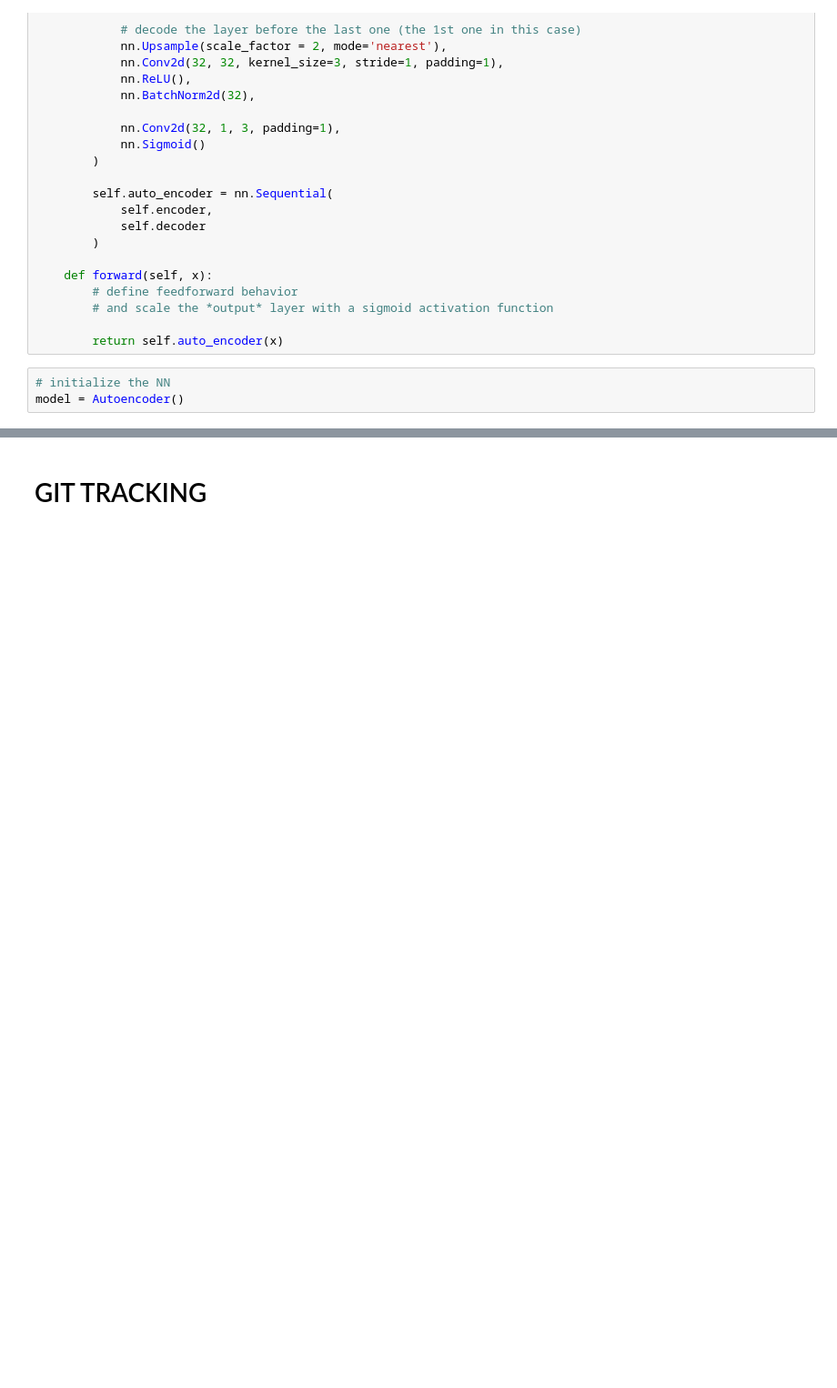
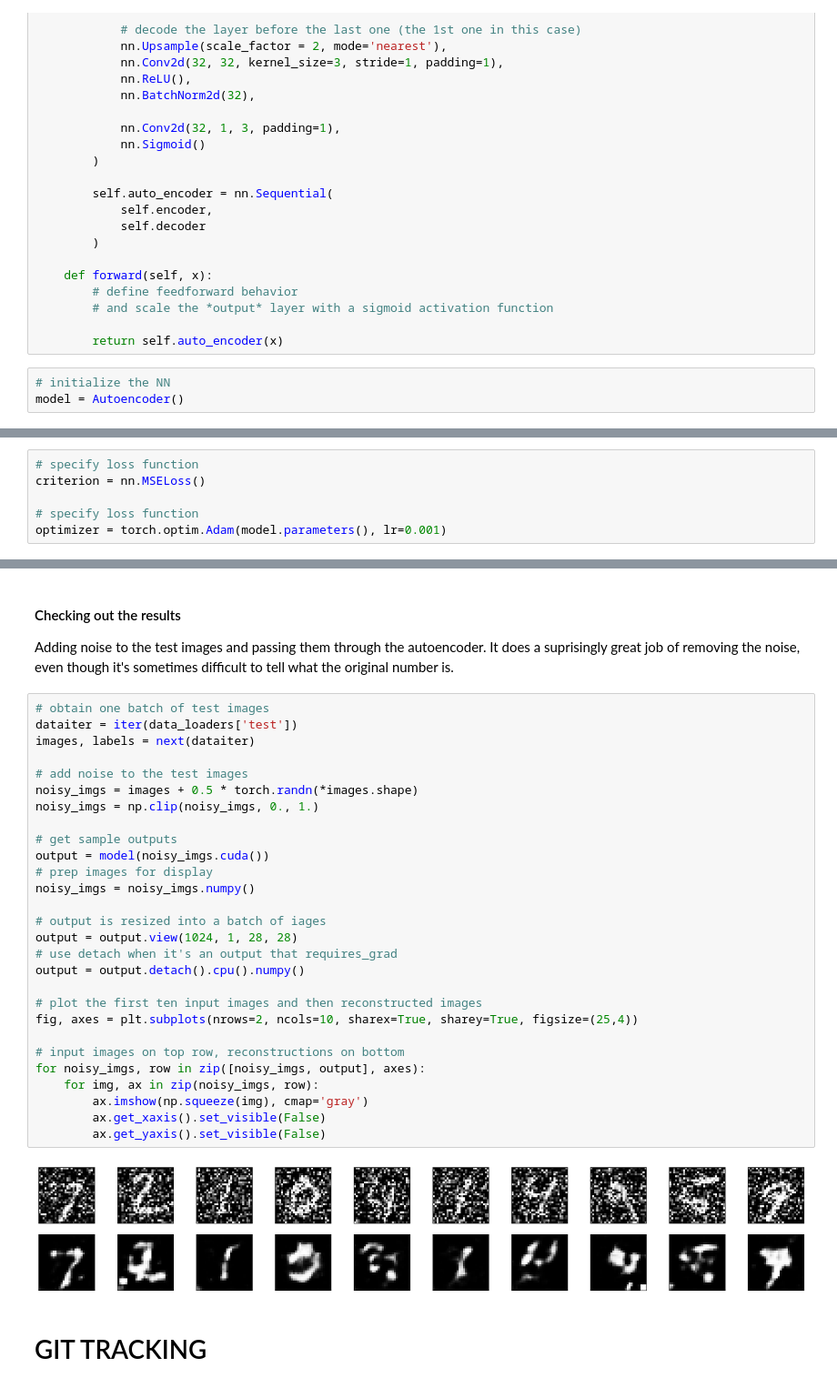
Before and after one commit to omogbolahan94/Transfer-Learning-in-CNN, a Jupyter notebook: transfer_learning_CNN.ipynb, the cells around one changed output, grey strips where cells are left out. Shown at 91% size. Saved outputs shown, nothing was run; the diff lists cells and outputs as text; blank space fills up the shorter version.

Commit message:
denoising with convolutional autoencoder

```diff
--- a/transfer_learning_CNN.ipynb
+++ b/transfer_learning_CNN.ipynb
@@ -505,0 +579,6 @@ model = Autoencoder()
+# %%
+# specify loss function
+criterion = nn.MSELoss()
+
+# specify loss function
+optimizer = torch.optim.Adam(model.parameters(), lr=0.001)
@@ -506,3 +681,37 @@ model = Autoencoder()
+# %% [markdown]
+#### Checking out the results
+
+Adding noise to the test images and passing them through the autoencoder. It does a suprisingly great job of removing the noise, even though it's sometimes difficult to tell what the original number is.
+# %%
+# obtain one batch of test images
+dataiter = iter(data_loaders['test'])
+images, labels = next(dataiter)
+
+# add noise to the test images
+noisy_imgs = images + 0.5 * torch.randn(*images.shape)
+noisy_imgs = np.clip(noisy_imgs, 0., 1.)
+
+# get sample outputs
+output = model(noisy_imgs.cuda())
+# prep images for display
+noisy_imgs = noisy_imgs.numpy()
+
+# output is resized into a batch of iages
+output = output.view(1024, 1, 28, 28)
+# use detach when it's an output that requires_grad
+output = output.detach().cpu().numpy()
+
+# plot the first ten input images and then reconstructed images
+fig, axes = plt.subplots(nrows=2, ncols=10, sharex=True, sharey=True, figsize=(25,4))
+
+# input images on top row, reconstructions on bottom
+for noisy_imgs, row in zip([noisy_imgs, output], axes):
+    for img, ax in zip(noisy_imgs, row):
+        ax.imshow(np.squeeze(img), cmap='gray')
+        ax.get_xaxis().set_visible(False)
+        ax.get_yaxis().set_visible(False)
+# %% [output]
+[figure, added]
 # %% [markdown]
 # GIT TRACKING
 # %%
```
Also changed, not shown: parts of 6 cells of this notebook, 1 other file.
